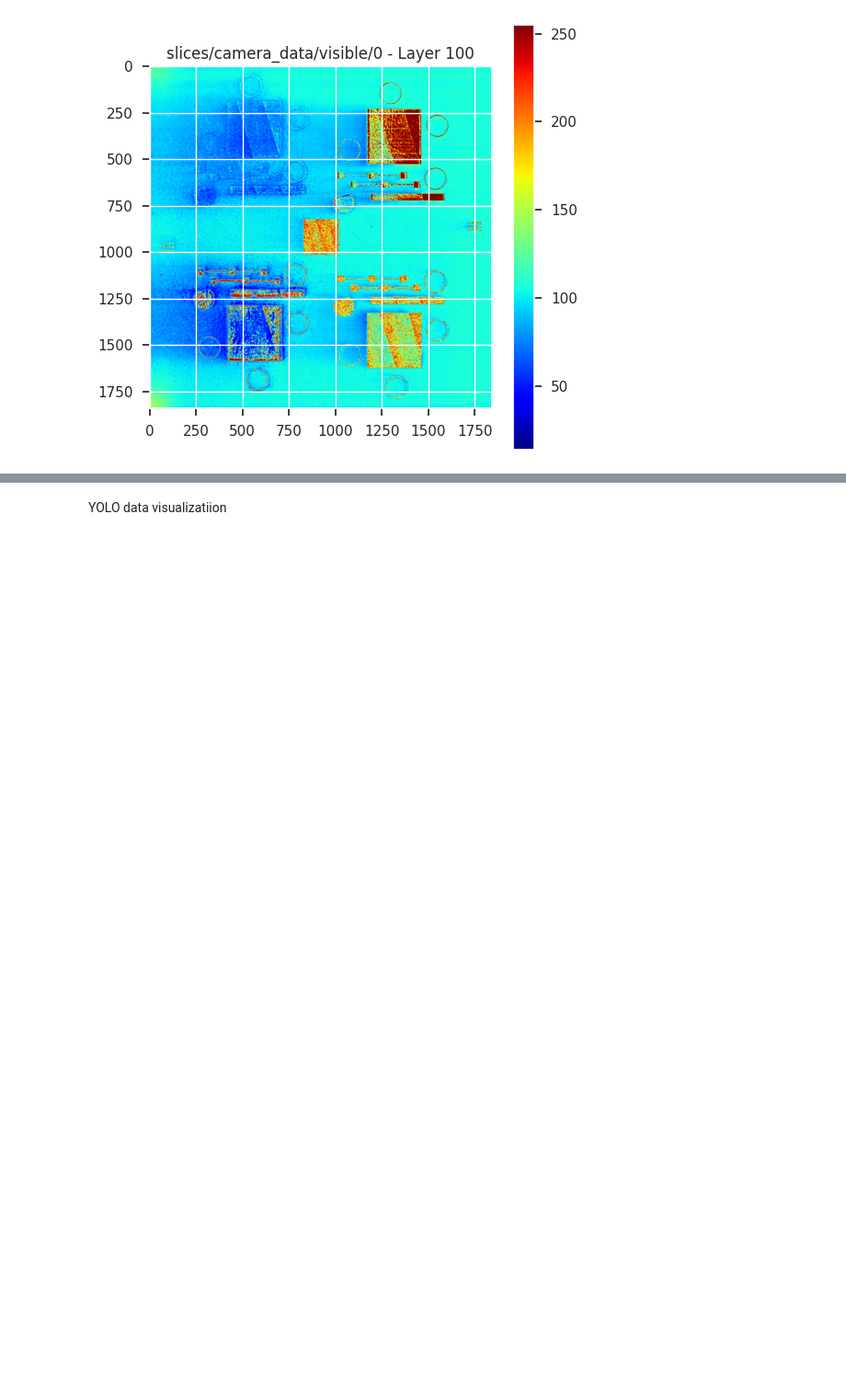
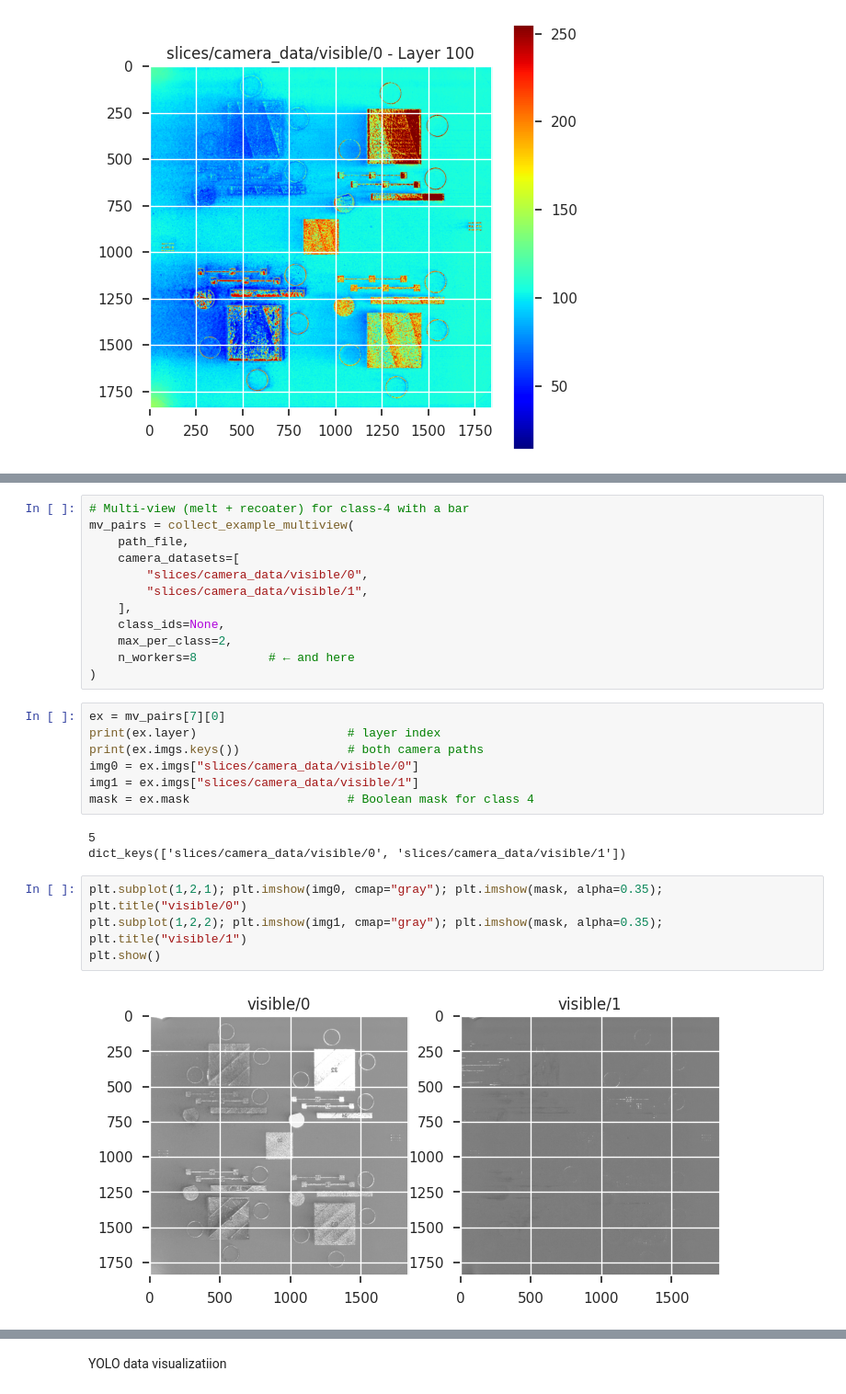
Before and after one commit to Brighton94/spatter-analysis-ml, a Jupyter notebook: notebooks/01_eda_and_data_preparation.ipynb, the cells around one changed output, grey strips where cells are left out. Shown at 92% size. Cells and saved outputs as stored; diff of their text form; blank space fills up the shorter version.

```diff
--- a/notebooks/01_eda_and_data_preparation.ipynb
+++ b/notebooks/01_eda_and_data_preparation.ipynb
@@ -168,2 +193,30 @@ with h5py.File(path_file, "r") as f:
+# %%
+# Multi-view (melt + recoater) for class-4 with a bar
+mv_pairs = collect_example_multiview(
+    path_file,
+    camera_datasets=[
+        "slices/camera_data/visible/0",
+        "slices/camera_data/visible/1",
+    ],
+    class_ids=None,
+    max_per_class=2,
+    n_workers=8          # ← and here
+)
+# %%
+ex = mv_pairs[7][0]
+print(ex.layer)                     # layer index
+print(ex.imgs.keys())               # both camera paths
+img0 = ex.imgs["slices/camera_data/visible/0"]
+img1 = ex.imgs["slices/camera_data/visible/1"]
+mask = ex.mask                      # Boolean mask for class 4
+# %% [output]
+5
+dict_keys(['slices/camera_data/visible/0', 'slices/camera_data/visible/1'])
+# %%
+plt.subplot(1,2,1); plt.imshow(img0, cmap="gray"); plt.imshow(mask, alpha=0.35); plt.title("visible/0")
+plt.subplot(1,2,2); plt.imshow(img1, cmap="gray"); plt.imshow(mask, alpha=0.35); plt.title("visible/1")
+plt.show()
+# %% [output]
+[figure, added]
 # %%
 cmap_streak = ListedColormap([(0, 0, 0, 0),
```
Also changed, not shown: parts of 9 cells of this notebook, 2 other files.
